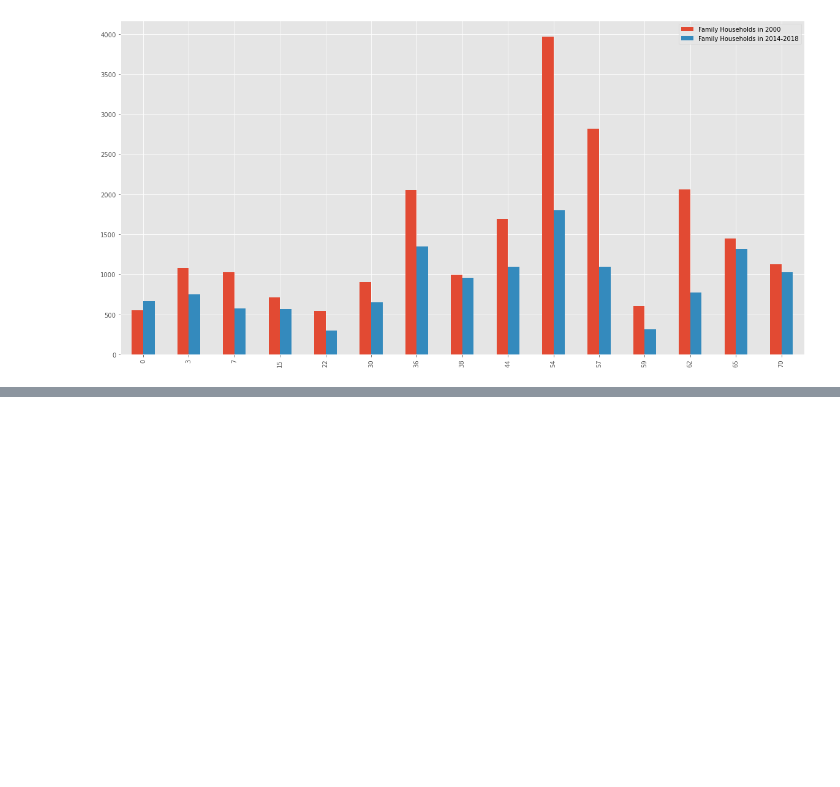
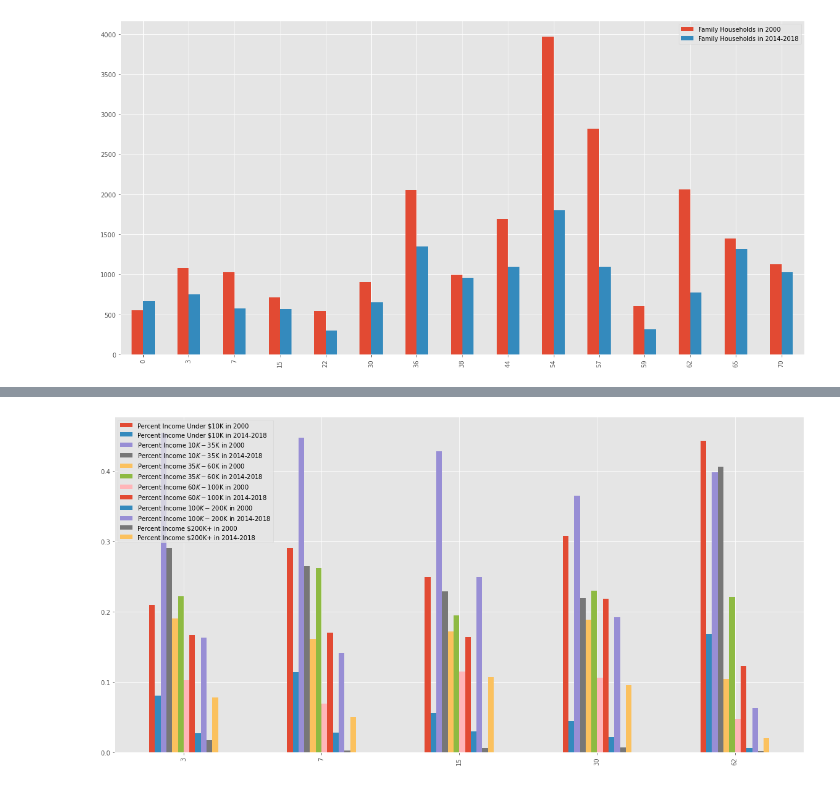
Before and after one commit to leosimanonok/DataScienceFinalTutorial, a Jupyter notebook: Leah.ipynb, the cells around one changed output, grey strips where cells are left out. Saved outputs shown, nothing was run; the diff lists cells and outputs as text; code cells hidden in the pictures; blank space fills up the shorter version.

```diff
--- a/Leah.ipynb
+++ b/Leah.ipynb
@@ -946,0 +975,84 @@ pct_on_housing[pov_df.Neighborhood.isin(highest_change)].plot.bar(figsize=(20,10
+# %%
+inc_dist = inc_dist_df
+dists = ['Percent Income Under $10K in 2000',
+       'Percent Income Under $10K in 2014-2018',
+         'Percent Income $10K-$35K in 2000',
+         'Percent Income $10K-$35K in 2014-2018',
+         'Percent Income $35K-$60K in 2000',
+         'Percent Income $35K-$60K in 2014-2018',
+         'Percent Income $60K-$100K in 2000',
+         'Percent Income $60K-$100K in 2014-2018',
+         'Percent Income $100K-$200K in 2000',
+         'Percent Income $100K-$200K in 2014-2018',
+         'Percent Income $200K+ in 2000', 'Percent Income $200K+ in 2014-2018']
+inc_dist['Percent Income $10K-$35K in 2000'] = (
+    inc_dist[ 'Percent Income $10K-$15K in 2000'] +
+    inc_dist[ 'Percent Income $15K-$20K in 2000'] +
+    inc_dist['Percent Income $20K-$25K in 2000'] +
+    inc_dist['Percent Income $25K-$30K in 2000']+
+    inc_dist['Percent Income $30K-$35K in 2000'])
+inc_dist['Percent Income $35K-$60K in 2000'] = (
+    inc_dist[ 'Percent Income $35K-$40K in 2000'] +
+    inc_dist[ 'Percent Income $40K-$45K in 2000'] +
+    inc_dist['Percent Income $45K-$50K in 2000'] +
+    inc_dist['Percent Income $50K-$60K in 2000'])
+inc_dist['Percent Income $60K-$100K in 2000'] = (
+    inc_dist[ 'Percent Income $60K-$75K in 2000'] +
+    inc_dist[ 'Percent Income $75K-$100K in 2000'])
+inc_dist['Percent Income $100K-$200K in 2000']= (
+    inc_dist[ 'Percent Income $100K-$125K in 2000'] +
+    inc_dist[ 'Percent Income $125K-$150K in 2000'] +
+    inc_dist['Percent Income $150K-$200K in 2000'])
+
+inc_dist['Percent Income $10K-$35K in 2014-2018'] = (
+    inc_dist[ 'Percent Income $10K-$15K in 2014-2018'] +
+    inc_dist[ 'Percent Income $15K-$20K in 2014-2018'] +
+    inc_dist['Percent Income $20K-$25K in 2014-2018'] +
+    inc_dist['Percent Income $25K-$30K in 2014-2018']+
+    inc_dist['Percent Income $30K-$35K in 2014-2018'])
+inc_dist['Percent Income $35K-$60K in 2014-2018'] = (
+    inc_dist[ 'Percent Income $35K-$40K in 2014-2018'] +
+    inc_dist[ 'Percent Income $40K-$45K in 2014-2018'] +
+    inc_dist['Percent Income $45K-$50K in 2014-2018'] +
+    inc_dist['Percent Income $50K-$60K in 2014-2018'])
+inc_dist['Percent Income $60K-$100K in 2014-2018'] = (
+    inc_dist[ 'Percent Income $60K-$75K in 2014-2018'] +
+    inc_dist[ 'Percent Income $75K-$100K in 2014-2018'])
+inc_dist['Percent Income $100K-$200K in 2014-2018']= (
+    inc_dist[ 'Percent Income $100K-$125K in 2014-2018'] +
+    inc_dist[ 'Percent Income $125K-$150K in 2014-2018'] +
+    inc_dist['Percent Income $150K-$200K in 2014-2018'])
+'''
+
+ 'Percent Income $10K-$15K in 2000',
+       'Percent Income $10K-$15K in 2014-2018',
+       'Percent Income $15K-$20K in 2000',
+       'Percent Income $15K-$20K in 2014-2018',
+       'Percent Income $20K-$25K in 2000',
+       'Percent Income $20K-$25K in 2014-2018',
+       'Percent Income $25K-$30K in 2000',
+       'Percent Income $25K-$30K in 2014-2018',
+       'Percent Income $30K-$35K in 2000',
+       'Percent Income $30K-$35K in 2014-2018',
+       'Percent Income $35K-$40K in 2000',
+       'Percent Income $35K-$40K in 2014-2018',
+       'Percent Income $40K-$45K in 2000',
+       'Percent Income $40K-$45K in 2014-2018',
+       'Percent Income $45K-$50K in 2000',
+       'Percent Income $45K-$50K in 2014-2018',
+       'Percent Income $50K-$60K in 2000',
+       'Percent Income $50K-$60K in 2014-2018',
+       'Percent Income $60K-$75K in 2000',
+       'Percent Income $60K-$75K in 2014-2018',
+       'Percent Income $75K-$100K in 2000',
+       'Percent Income $75K-$100K in 2014-2018',
+       'Percent Income $100K-$125K in 2000',
+       'Percent Income $100K-$125K in 2014-2018',
+       'Percent Income $125K-$150K in 2000',
+       'Percent Income $125K-$150K in 2014-2018',
+       'Percent Income $150K-$200K in 2000',
+       'Percent Income $150K-$200K in 2014-2018',
+       'Percent Income $200K+ in 2000', 'Percent Income $200K+ in 2014-2018'],'''
+inc_dist[dists]
+inc_dist[inc_dist.Neighborhood.isin(highest_change[:5])][dists].plot.bar(figsize=(20,10))
+# %% [output]
@@ -946,0 +1060 @@ pct_on_housing[pov_df.Neighborhood.isin(highest_change)].plot.bar(figsize=(20,10
+[figure, added]
```
Also changed, not shown: parts of 4 cells of this notebook, 1 other file.
